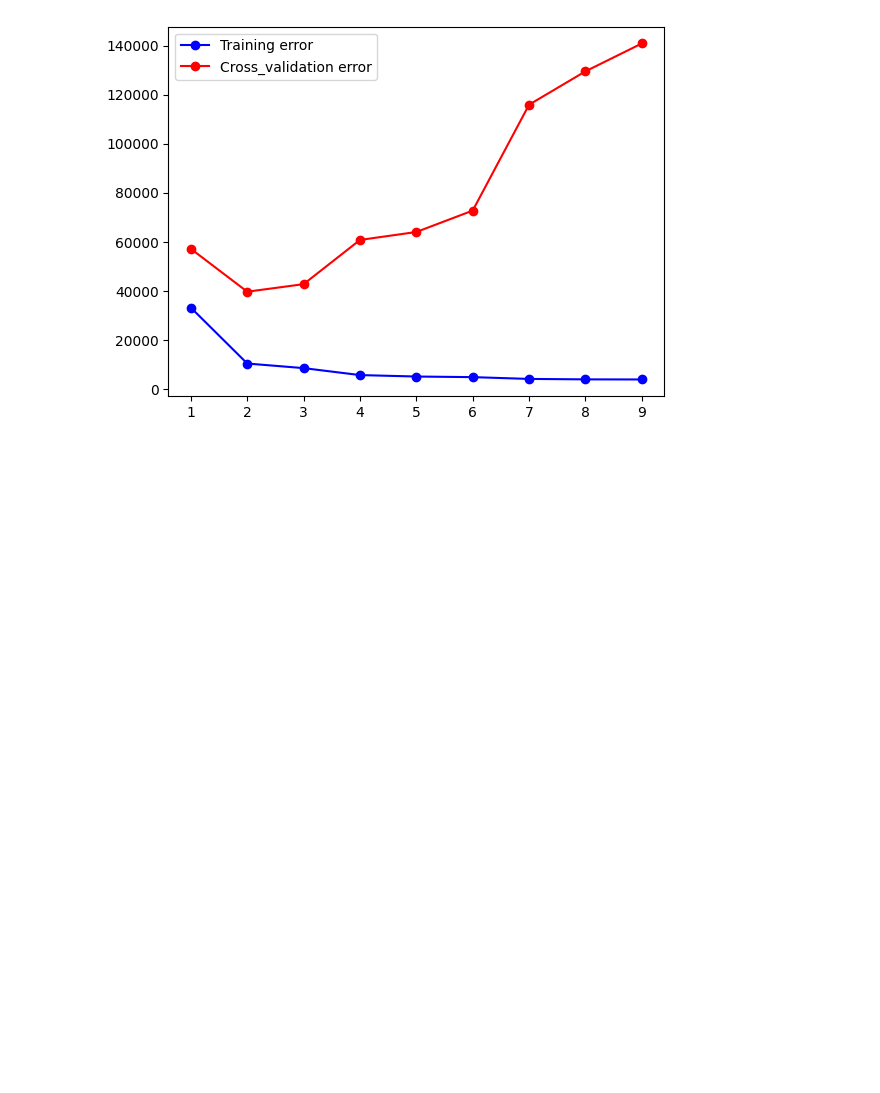
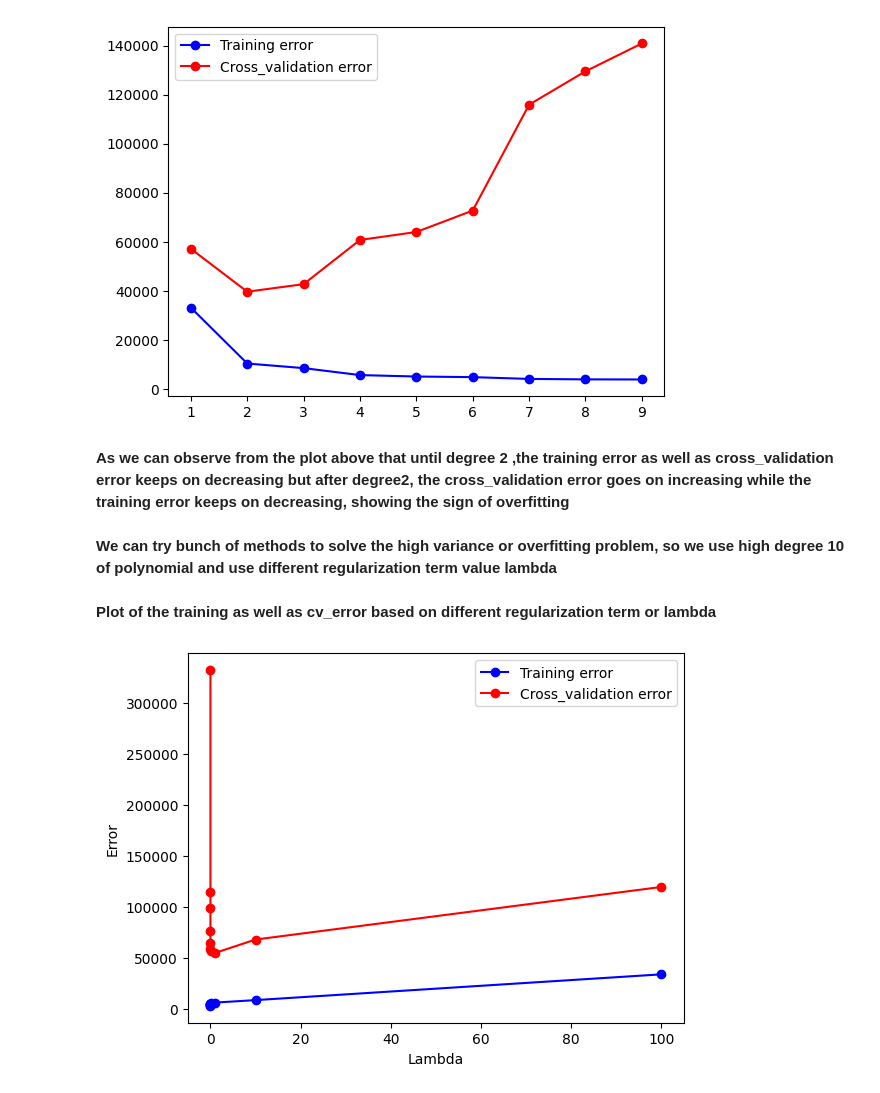
Before and after one commit to AsokTamang/bias_variance_tradeoff, a Jupyter notebook: Untitled.ipynb, the cells around one changed output. Drawn from its saved outputs; the diff is of its cells as text; code cells hidden in the pictures; blank space fills up the shorter version.

Commit message:
Plot of the training as well as cv_error based on different regularization term or lambda

```diff
--- a/Untitled.ipynb
+++ b/Untitled.ipynb
@@ -132,3 +134,34 @@ plt.legend()
 plt.show()
 # %% [output]
 [figure]
+# %% [markdown]
+**As we can observe from the plot above that until degree 2 ,the training error as well as cross_validation error keeps on decreasing but after degree2, the cross_validation error goes on increasing while the training error keeps on decreasing, showing the sign of overfitting**
+# %% [markdown]
+**We can try bunch of methods to solve the high variance or overfitting problem, so we use high degree 10 of polynomial and use different regularization term value lambda**
+# %%
+lambda_range = np.array([0.0, 1e-6, 1e-5, 1e-4,1e-3,1e-2, 1e-1,1,10,100])
+degree = 10
+n = len(lambda_range)
+training_error = np.zeros(n)
+cv_error = np.zeros(n)
+for i in range(n):
+    lr = Lin_model(degree,regularization=True,lambda_=lambda_range[i])  #linear regression model with high degree and regularization
+    lr.fit(X_train,y_train) #training the model
+    #for training dataset
+    predicted_y_train = lr.predict(X_train)
+    training_error[i] = lr.mse(y_train,predicted_y_train)
+
+    #for cross_validation dataset
+    predicted_y_cv = lr.predict(X_cv)
+    cv_error[i] = lr.mse(y_cv,predicted_y_cv)
+# %% [markdown]
+**Plot of the training as well as cv_error based on different regularization term or lambda**
+# %%
+plt.plot(lambda_range,training_error,marker='o',c='b',label='Training error')
+plt.plot(lambda_range,cv_error,marker='o',c='r',label='Cross_validation error')
+plt.legend()
+plt.xlabel('Lambda')
+plt.ylabel('Error')
+plt.show()
+# %% [output]
+[figure, added]
```
Also changed, not shown: parts of 2 cells of this notebook.
